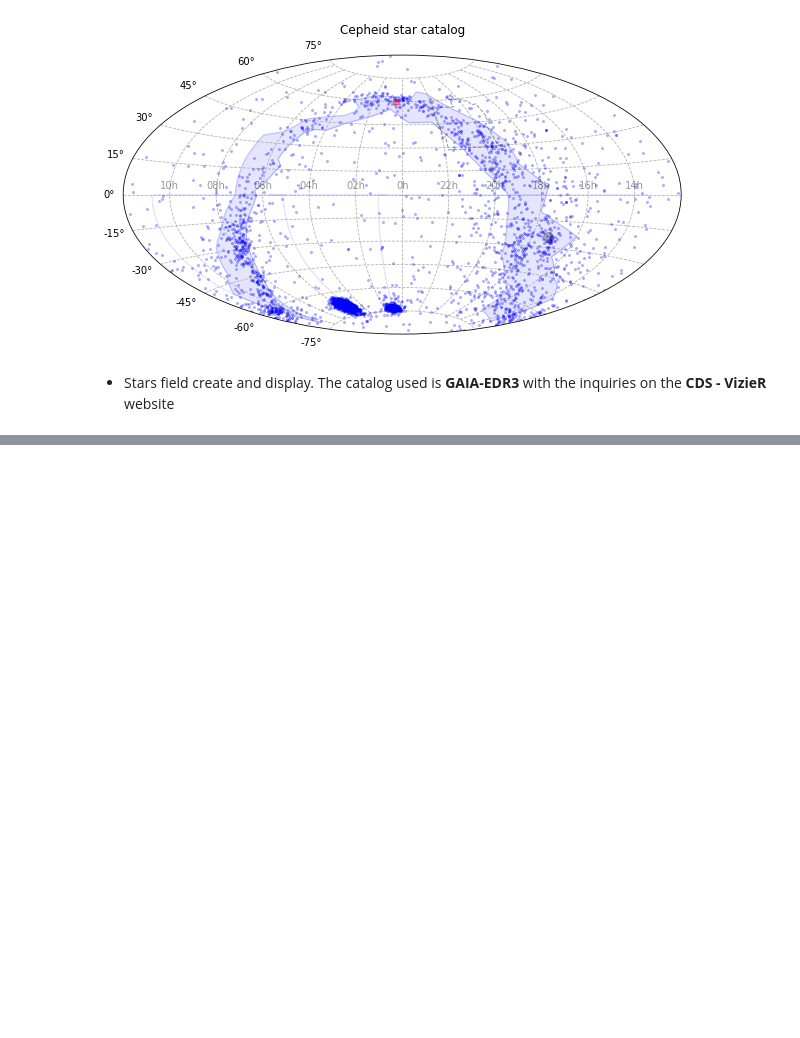
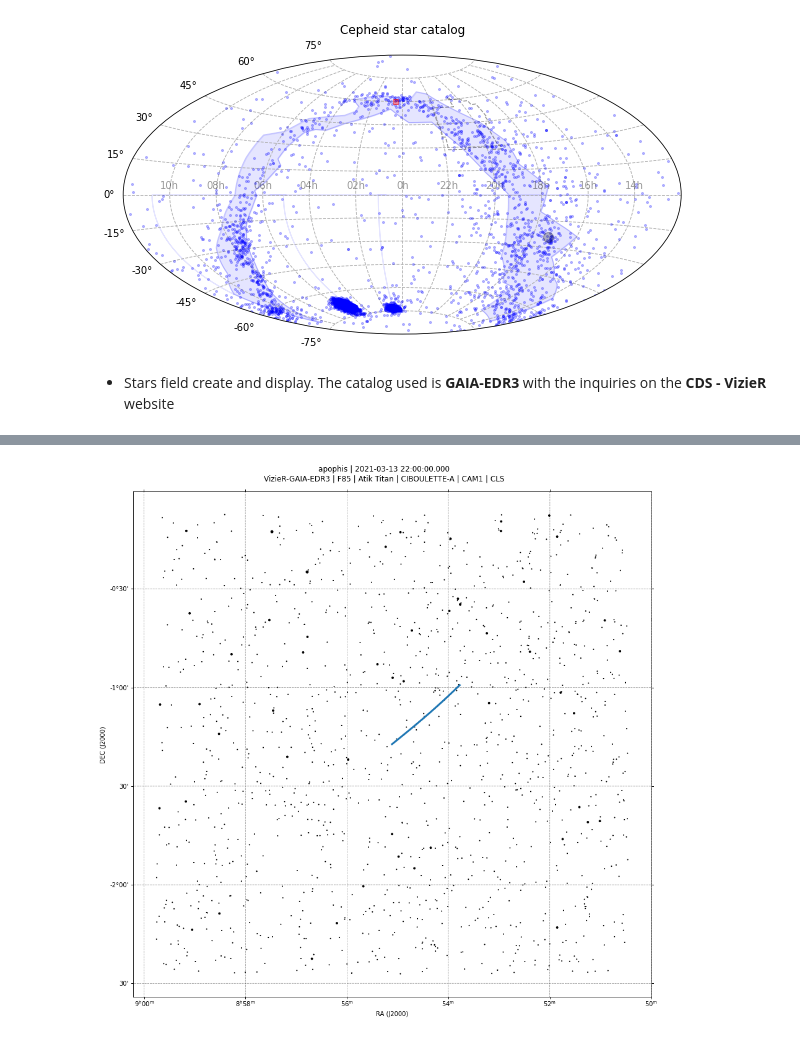
Before and after one commit to dtouzan/ciboulette, a Jupyter notebook: notebook/exemple-base.ipynb, the cells around one changed output, grey strips where cells are left out. Saved outputs shown, nothing was run; the diff lists cells and outputs as text; code cells hidden in the pictures; blank space fills up the shorter version.

```diff
--- a/notebook/exemple-base.ipynb
+++ b/notebook/exemple-base.ipynb
@@ -78,0 +68,5 @@ plt.show()
+# %%
+epoch = Time('2021-03-13 22:00:00', format='iso')
+cbl.trajectory('apophis',epoch,'1h',10)
+# %% [output]
+[figure, added]
```
Also changed, not shown: parts of 6 cells of this notebook, 2 other files.
